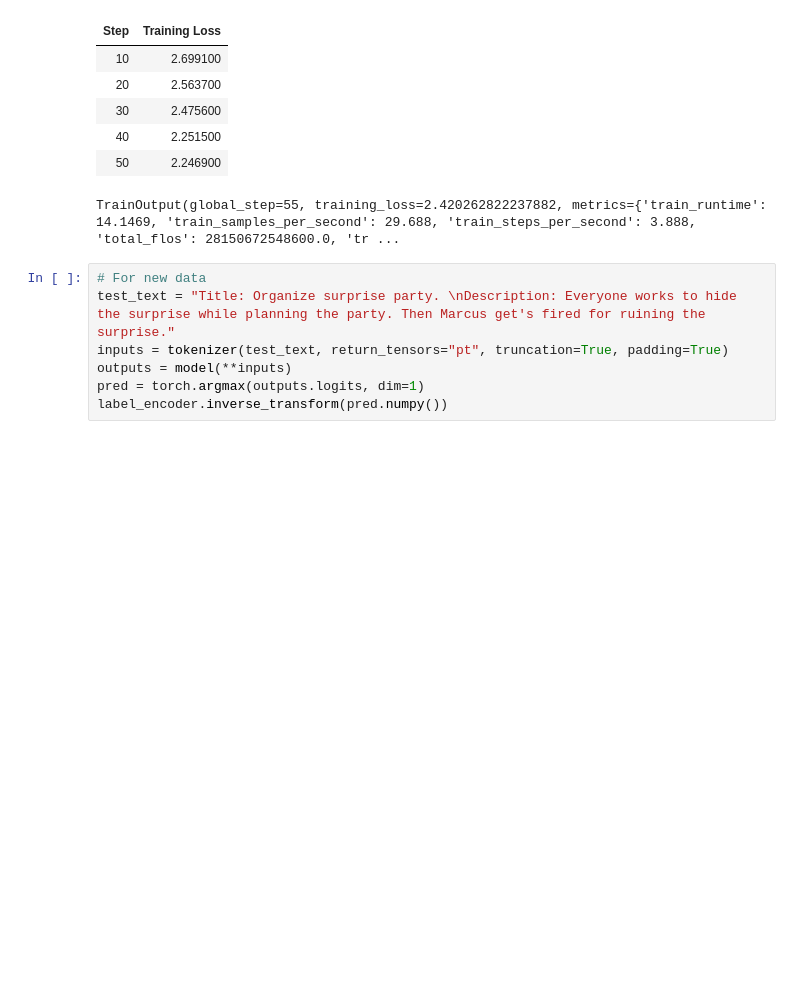
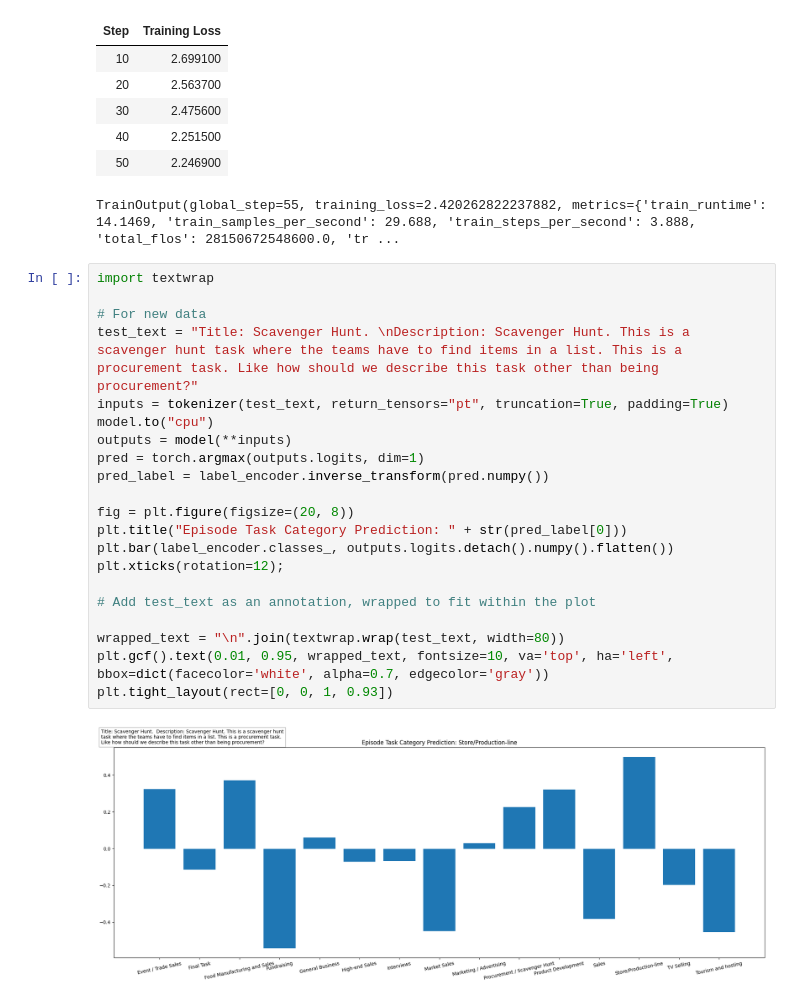
Before and after one commit to jacb1729/The-Apprentice, a Jupyter notebook: notebook.ipynb, the cells around one changed output. Drawn from its saved outputs; the diff is of its cells as text; blank space fills up the shorter version.

Commit message:
Make task description classifier eval plot for text cases

```diff
--- a/notebook.ipynb
+++ b/notebook.ipynb
@@ -375,10 +375,26 @@ trainer.train()
 | 40 | 2.251500 |
 | 50 | 2.246900 |
 TrainOutput(global_step=55, training_loss=2.420262822237882, metrics={'train_runtime': 14.1469, 'train_samples_per_second': 29.688, 'train_steps_per_second': 3.888, 'total_flos': 28150672548600.0, 'tr ...
-# %%
-# For new data
-test_text = "Title: Organize surprise party. \nDescription: Everyone works to hide the surprise while planning the party. Then Marcus get's fired for ruining the surprise."
-inputs = tokenizer(test_text, return_tensors="pt", truncation=True, padding=True)
-outputs = model(**inputs)
-pred = torch.argmax(outputs.logits, dim=1)
-label_encoder.inverse_transform(pred.numpy())
+# %%
+import textwrap
+
+# For new data
+test_text = "Title: Scavenger Hunt. \nDescription: Scavenger Hunt. This is a scavenger hunt task where the teams have to find items in a list. This is a procurement task. Like how should we describe this task other than being procurement?"
+inputs = tokenizer(test_text, return_tensors="pt", truncation=True, padding=True)
+model.to("cpu")
+outputs = model(**inputs)
+pred = torch.argmax(outputs.logits, dim=1)
+pred_label = label_encoder.inverse_transform(pred.numpy())
+
+fig = plt.figure(figsize=(20, 8))
+plt.title("Episode Task Category Prediction: " + str(pred_label[0]))
+plt.bar(label_encoder.classes_, outputs.logits.detach().numpy().flatten())
+plt.xticks(rotation=12);
+
+# Add test_text as an annotation, wrapped to fit within the plot
+
+wrapped_text = "\n".join(textwrap.wrap(test_text, width=80))
+plt.gcf().text(0.01, 0.95, wrapped_text, fontsize=10, va='top', ha='left', bbox=dict(facecolor='white', alpha=0.7, edgecolor='gray'))
+plt.tight_layout(rect=[0, 0, 1, 0.93])
+# %% [output]
+[figure, added]
```
Also changed, not shown: parts of 5 cells of this notebook.
